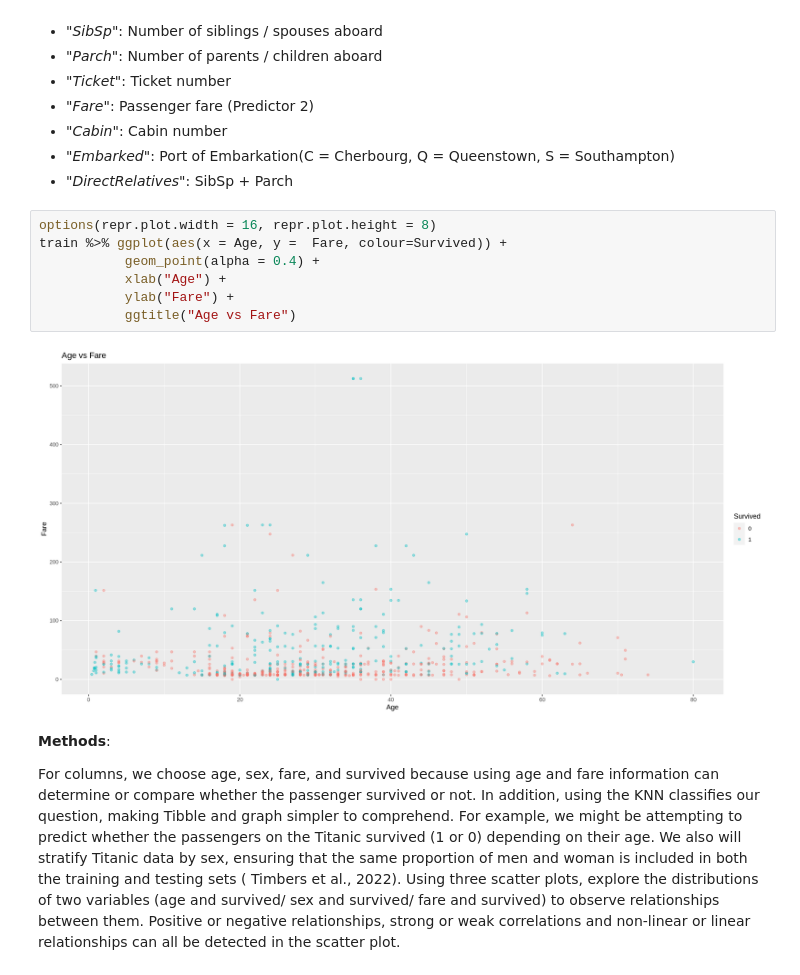
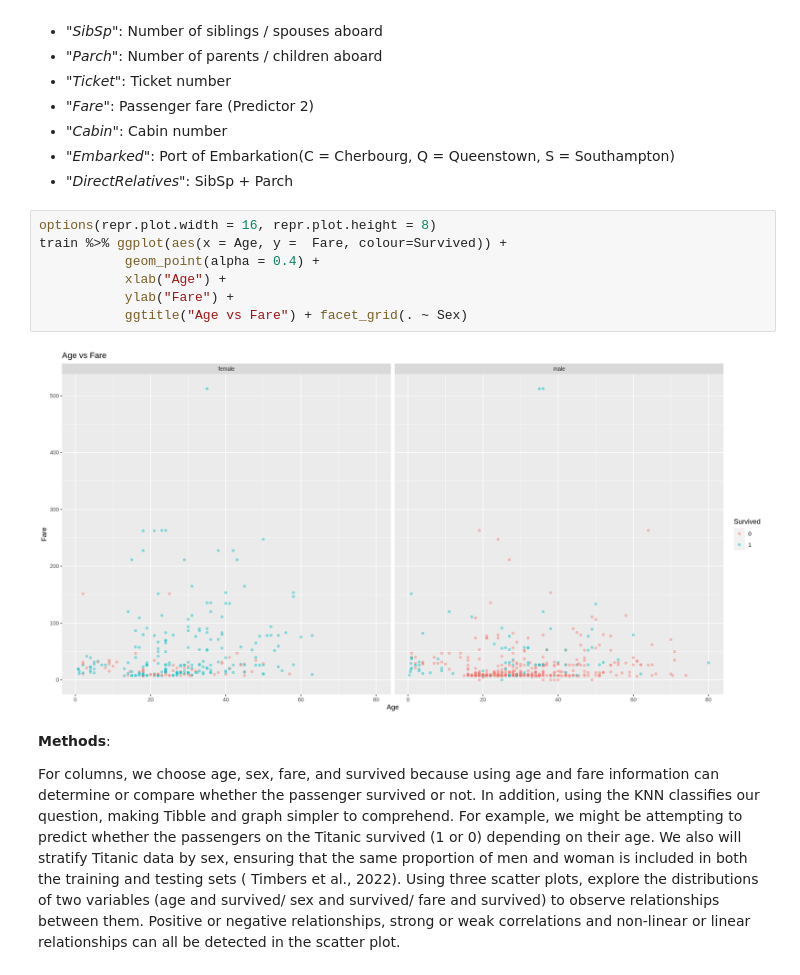
Before and after one commit to GZolla/dsci100, a Jupyter notebook: Project.ipynb, the cells around one changed output. Drawn from its saved outputs; the diff is of its cells as text.

```diff
--- a/Project.ipynb
+++ b/Project.ipynb
@@ -65,12 +66,12 @@ The dataset uses the following columns:
 # %%
 options(repr.plot.width = 16, repr.plot.height = 8)
 train %>% ggplot(aes(x = Age, y =  Fare, colour=Survived)) +
            geom_point(alpha = 0.4) +
            xlab("Age") +
            ylab("Fare") +
-           ggtitle("Age vs Fare")
+           ggtitle("Age vs Fare") + facet_grid(. ~ Sex)
 # %% [output]
-[figure, old version]
+[figure, new version]
 # %% [markdown]
 **Methods**:
 
```
Also changed, not shown: parts of 6 cells of this notebook.
